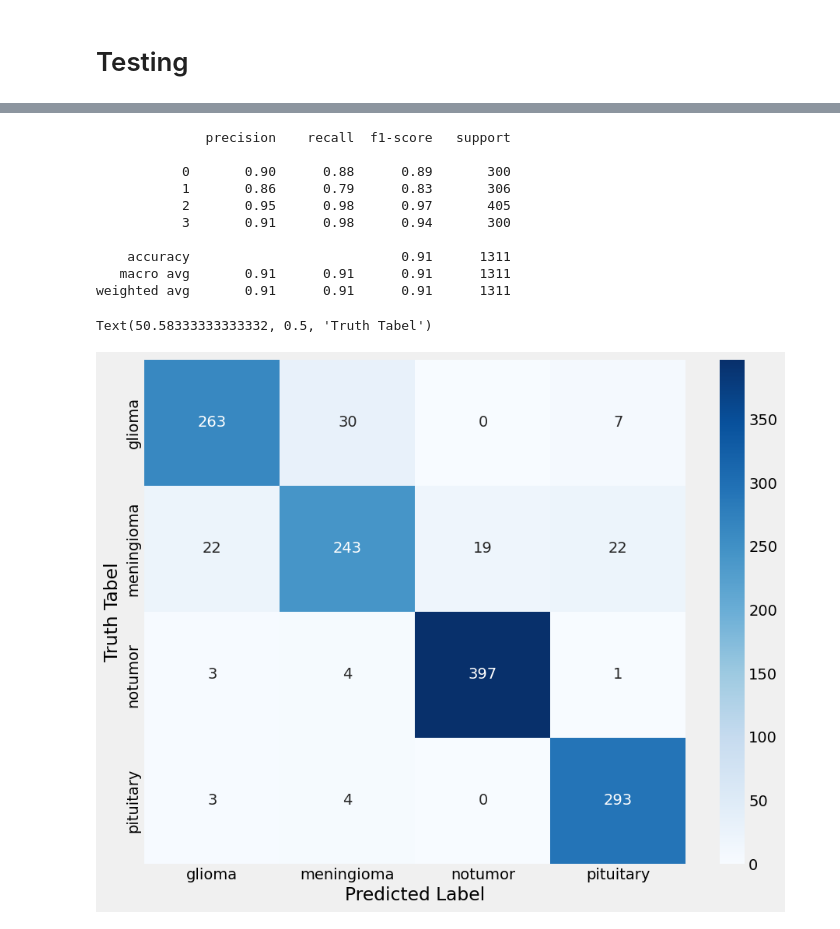
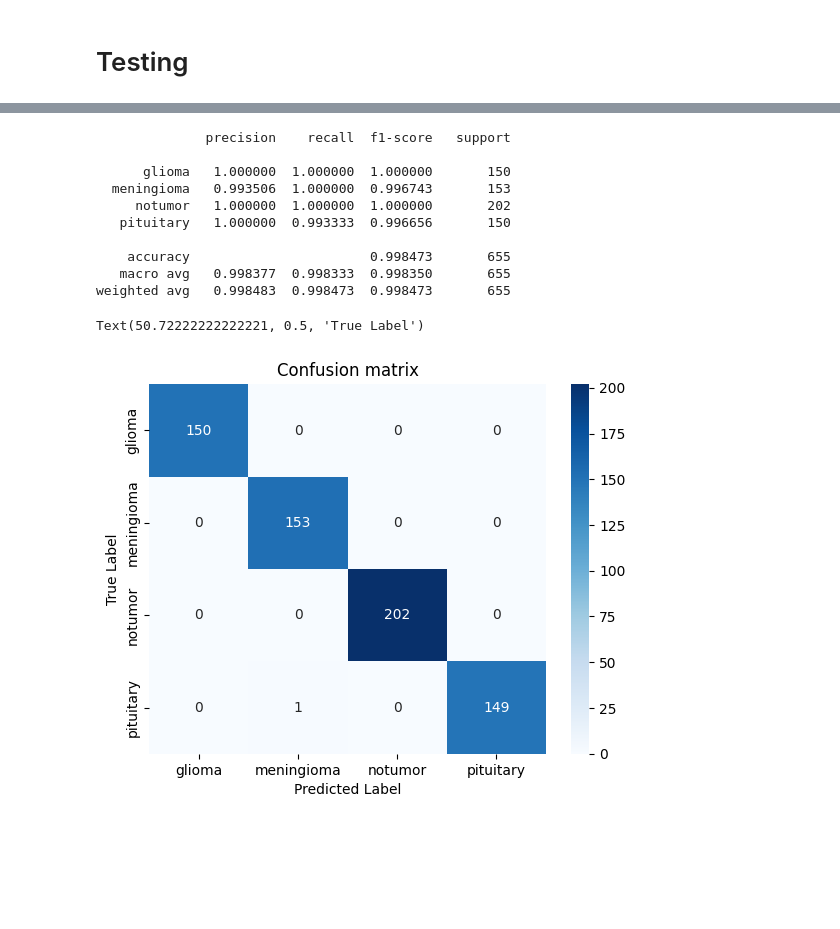
Before and after one commit to Rahul-Samedavar/Brain-Tumor-Detector-From-MRI-Scan, a Jupyter notebook: trainer.ipynb, the cells around one changed output, grey strips where cells are left out. Saved outputs shown, nothing was run; the diff lists cells and outputs as text; code cells hidden in the pictures; blank space fills up the shorter version.

```diff
--- a/trainer.ipynb
+++ b/trainer.ipynb
@@ -92,13 +92,14 @@ val_generator = train_datagen.flow_from_dataframe(
     class_mode='categorical'
 )
 
-test_generator = val_datagen.flow_from_dataframe(
+test_generator = test_datagen.flow_from_dataframe(
     dataframe=test,
     x_col='Image',
     y_col='Class',
     target_size=(299, 299),
     batch_size=16,
-    class_mode='categorical'
+    class_mode='categorical',
+    shuffle=False
 )
 # %% [output]
 Found 5712 validated image filenames belonging to 4 classes.
@@ -337,3 +272,3 @@ NameError: name 'model' is not defined
 # %%
 from keras.models import load_model
-model = load_model('Models\Xception\wave_1\model_epoch_41.keras')
+model = load_model(r'Models\Xception\model_epoch_16.keras')
@@ -446,15 +275,19 @@ pred_classes = [vectorize(classify(p)) for p in df["Image"] ]
+# %%
+true_classes = test_generator.classes
+# %%
+predictions = model.predict(test_generator, verbose=0)
+predicted_classes = np.argmax(predictions, axis=1)
 # %%
 from sklearn.metrics import classification_report
-
-print(classification_report(test_classes, pred_classes))
+print(classification_report(true_classes, predicted_classes, digits=6, target_names=test_generator.class_indices))
 # %% [output]
               precision    recall  f1-score   support
 
-           0       0.90      0.88      0.89       300
-           1       0.86      0.79      0.83       306
-           2       0.95      0.98      0.97       405
-           3       0.91      0.98      0.94       300
+      glioma   1.000000  1.000000  1.000000       150
+  meningioma   0.993506  1.000000  0.996743       153
+     notumor   1.000000  1.000000  1.000000       202
+   pituitary   1.000000  0.993333  0.996656       150
 
-    accuracy                           0.91      1311
-   macro avg       0.91      0.91      0.91      1311
-weighted avg       0.91      0.91      0.91      1311
+    accuracy                       0.998473       655
+   macro avg   0.998377  0.998333  0.998350       655
+weighted avg   0.998483  0.998473  0.998473       655
@@ -461,13 +300,13 @@ weighted avg       0.91      0.91      0.91      1311
 # %%
-from sklearn.metrics import classification_report, confusion_matrix
-from seaborn import heatmap
+from sklearn.metrics import confusion_matrix
+import seaborn as sns
 
-cm = confusion_matrix(test_classes, pred_classes)
-labels = classes
-plt.figure(figsize=(10, 8))
-heatmap(cm, annot=True, fmt='d', cmap='Blues', xticklabels=labels, yticklabels=labels)
-plt.xlabel('Predicted Label')
-plt.ylabel('Truth Tabel')
+conf_mat = confusion_matrix(true_classes, predicted_classes)
+sns.heatmap(conf_mat, annot=True, fmt="d", cmap='Blues',
+            xticklabels=test_generator.class_indices, yticklabels=test_generator.class_indices)
+plt.title("Confusion matrix")
+plt.xlabel("Predicted Label")
+plt.ylabel("True Label")
 # %% [output]
-Text(50.58333333333332, 0.5, 'Truth Tabel')
+Text(50.72222222222221, 0.5, 'True Label')
-[figure, old version]
+[figure, new version]
```
Also changed, not shown: parts of 24 cells of this notebook, 10 other files.
